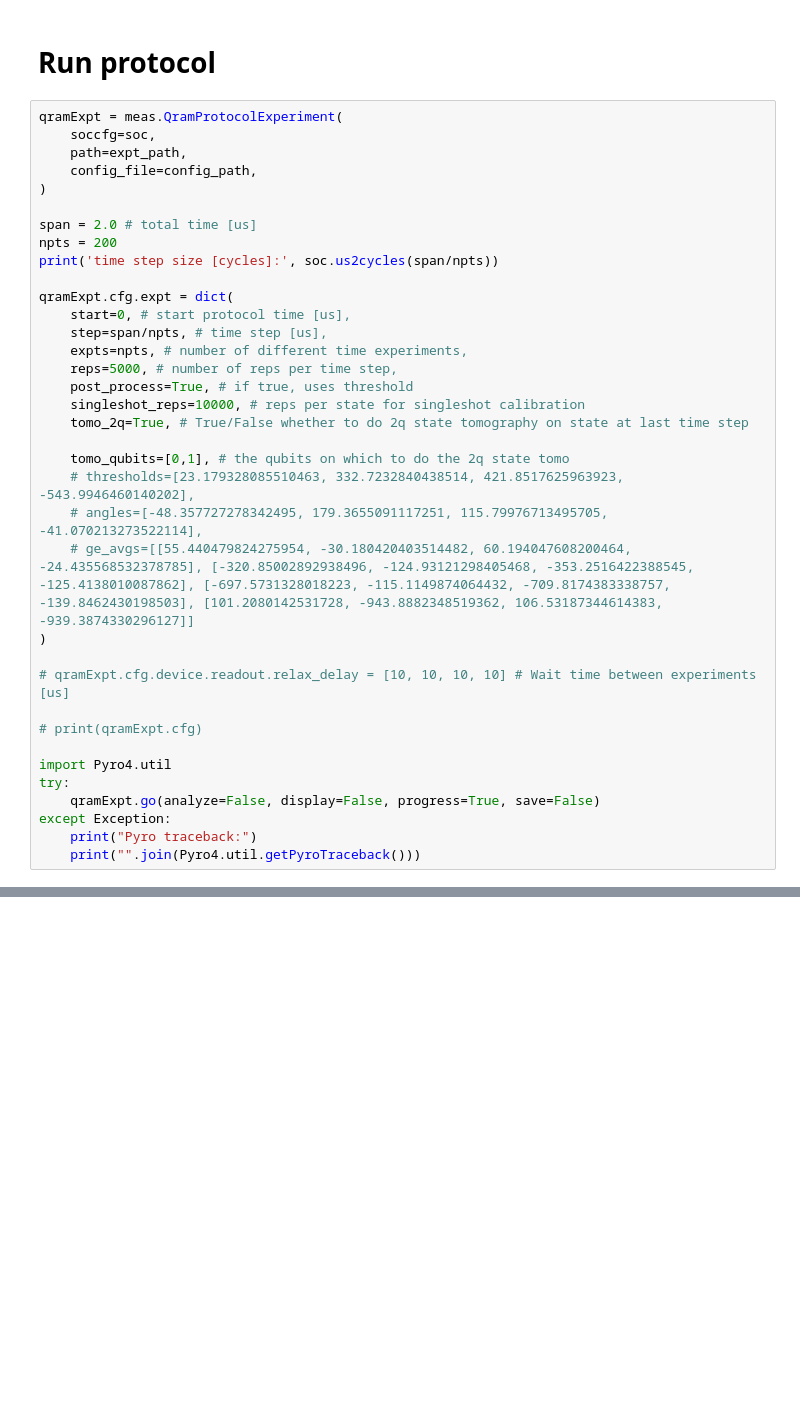
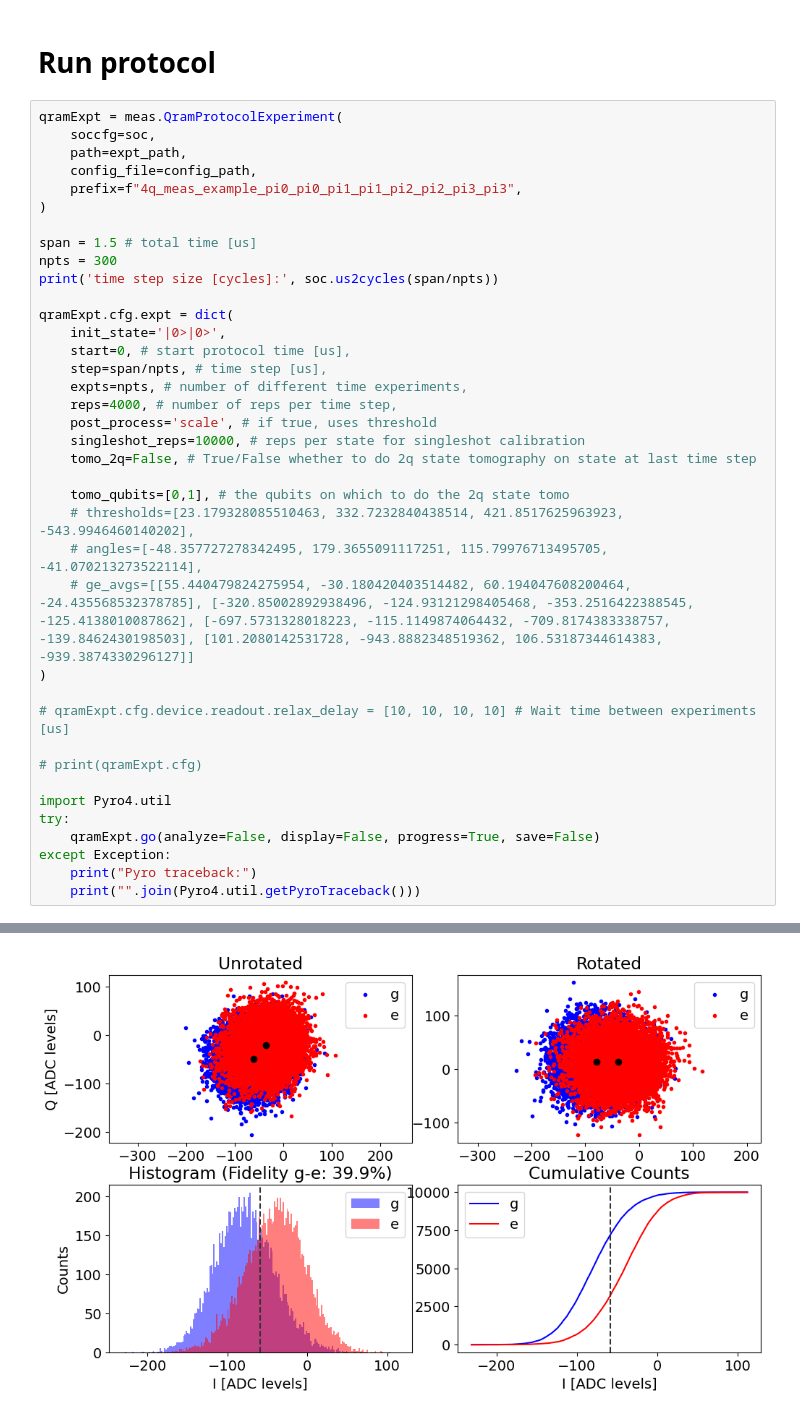
Before and after one commit to SchusterLab/qram_tprocv1_expts, a Jupyter notebook: qram_protocol_sandbox.ipynb, the cells around one changed output, grey strips where cells are left out. Cells and saved outputs as stored; diff of their text form; blank space fills up the shorter version.

```diff
--- a/qram_protocol_sandbox.ipynb
+++ b/qram_protocol_sandbox.ipynb
@@ -151,20 +149,22 @@ qramExpt = meas.QramProtocolExperiment(
     soccfg=soc,
     path=expt_path,
     config_file=config_path,
+    prefix=f"4q_meas_example_pi0_pi0_pi1_pi1_pi2_pi2_pi3_pi3",
 )
 
-span = 2.0 # total time [us]
-npts = 200
+span = 1.5 # total time [us]
+npts = 300
 print('time step size [cycles]:', soc.us2cycles(span/npts))
 
 qramExpt.cfg.expt = dict(
+    init_state='|0>|0>',
     start=0, # start protocol time [us],
     step=span/npts, # time step [us],
     expts=npts, # number of different time experiments,
-    reps=5000, # number of reps per time step,
-    post_process=True, # if true, uses threshold
+    reps=4000, # number of reps per time step,
+    post_process='scale', # if true, uses threshold
     singleshot_reps=10000, # reps per state for singleshot calibration
-    tomo_2q=True, # True/False whether to do 2q state tomography on state at last time step
+    tomo_2q=False, # True/False whether to do 2q state tomography on state at last time step
 
     tomo_qubits=[0,1], # the qubits on which to do the 2q state tomo
     # thresholds=[23.179328085510463, 332.7232840438514, 421.8517625963923, -543.9946460140202],
@@ -186,0 +204 @@ NameError: name 'meas' is not defined
+[figure, added]
```
Also changed, not shown: parts of 13 cells of this notebook, 6 other files.
